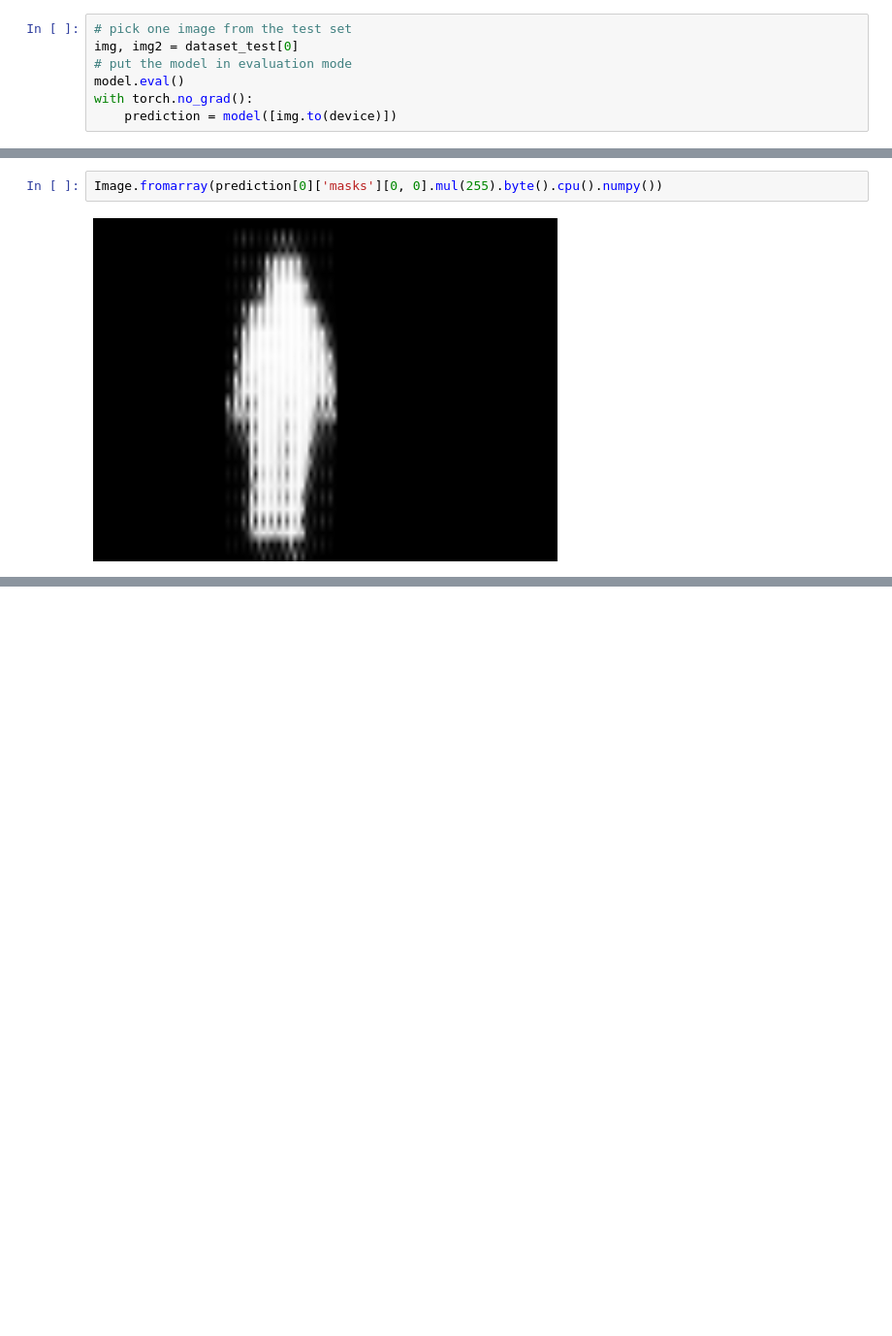
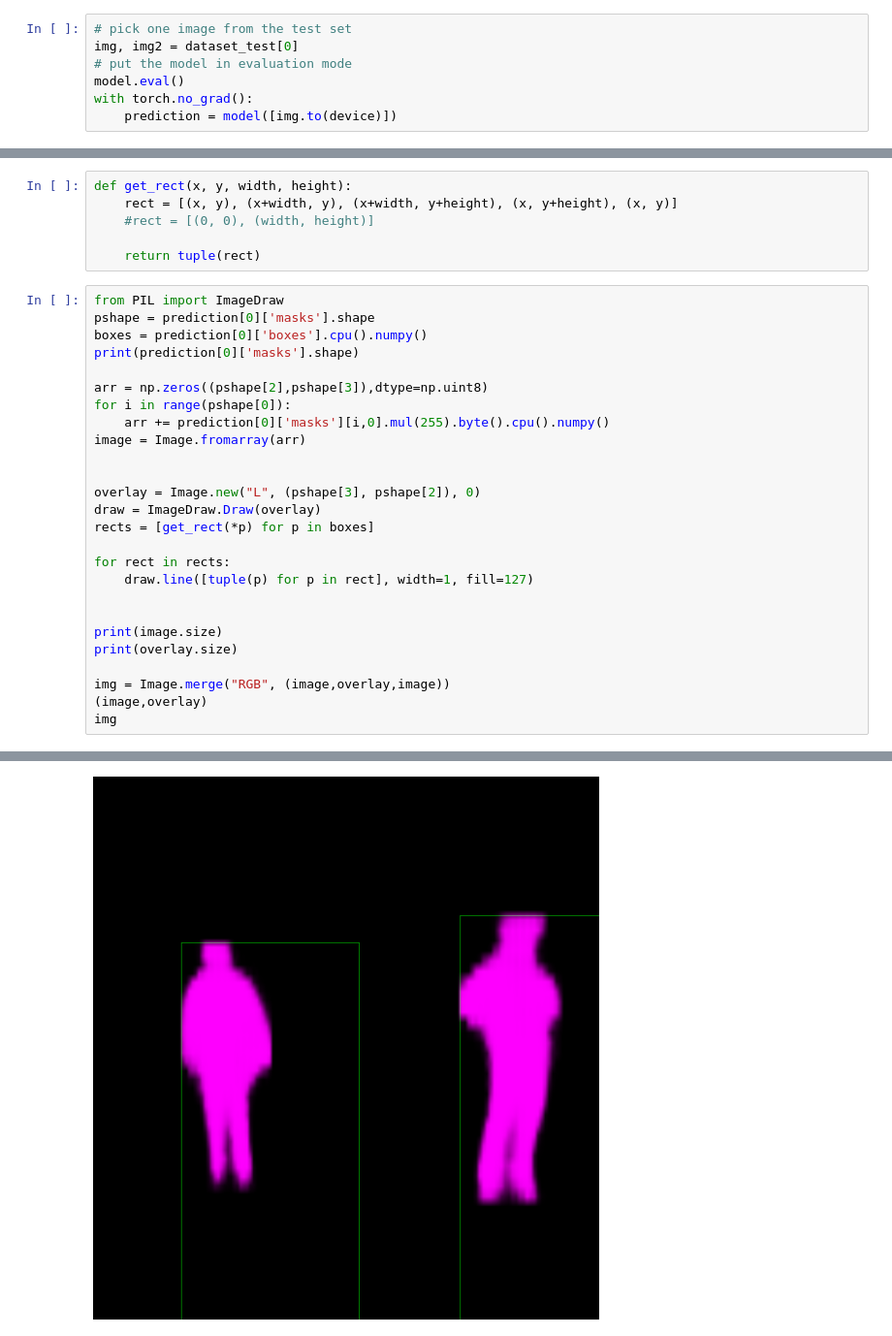
Before and after one commit to jcmayoral/gr_perception, a Jupyter notebook: gr_ml/nb/Untitled.ipynb, the cells around one changed output, grey strips where cells are left out. Shown at 97% size. Cells and saved outputs as stored; diff of their text form; blank space fills up the shorter version.

```diff
--- a/gr_ml/nb/Untitled.ipynb
+++ b/gr_ml/nb/Untitled.ipynb
@@ -299,4 +317,33 @@ torch.Size([3, 354, 479])
-# %%
-Image.fromarray(prediction[0]['masks'][0, 0].mul(255).byte().cpu().numpy())
-# %% [output]
-[figure, removed]
+# %%
+def get_rect(x, y, width, height):
+    rect = [(x, y), (x+width, y), (x+width, y+height), (x, y+height), (x, y)]
+    #rect = [(0, 0), (width, height)]
+
+    return tuple(rect)
+# %%
+from PIL import ImageDraw
+pshape = prediction[0]['masks'].shape
+boxes = prediction[0]['boxes'].cpu().numpy()
+print(prediction[0]['masks'].shape)
+
+arr = np.zeros((pshape[2],pshape[3]),dtype=np.uint8)
+for i in range(pshape[0]):
+    arr += prediction[0]['masks'][i,0].mul(255).byte().cpu().numpy()
+image = Image.fromarray(arr)
+
+
+overlay = Image.new("L", (pshape[3], pshape[2]), 0)
+draw = ImageDraw.Draw(overlay)
+rects = [get_rect(*p) for p in boxes]
+
+for rect in rects:
+    draw.line([tuple(p) for p in rect], width=1, fill=127)
+
+
+print(image.size)
+print(overlay.size)
+
+img = Image.merge("RGB", (image,overlay,image))
+(image,overlay)
+img
+# %% [output]
@@ -302,0 +353 @@ Image.fromarray(prediction[0]['masks'][0, 0].mul(255).byte().cpu().numpy())
+[figure, added]
```
Also changed, not shown: parts of 5 cells of this notebook.
